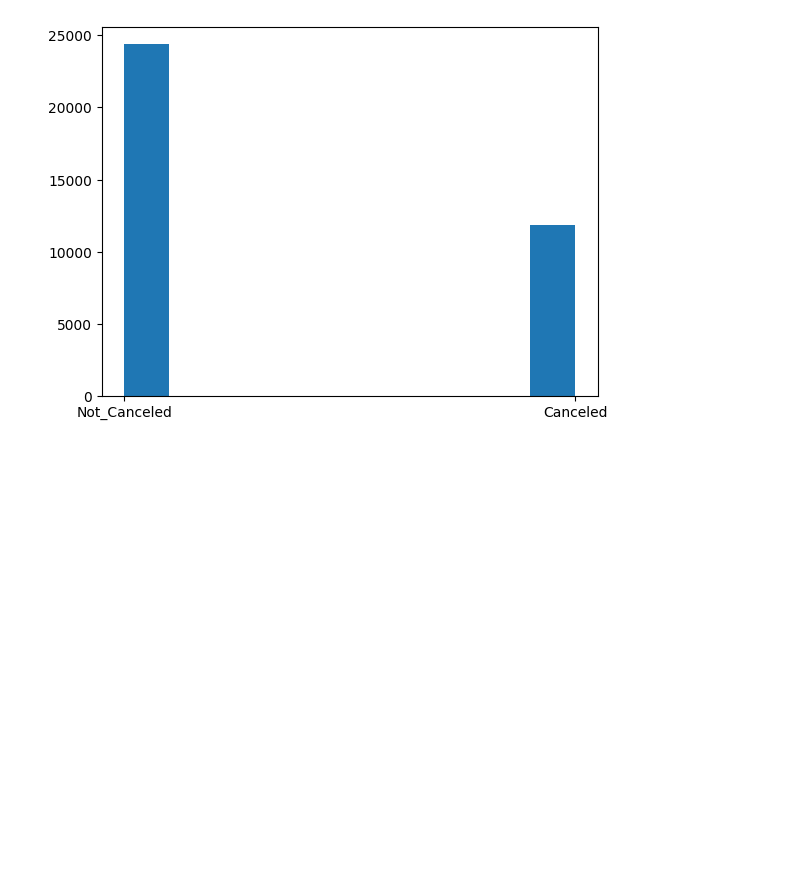
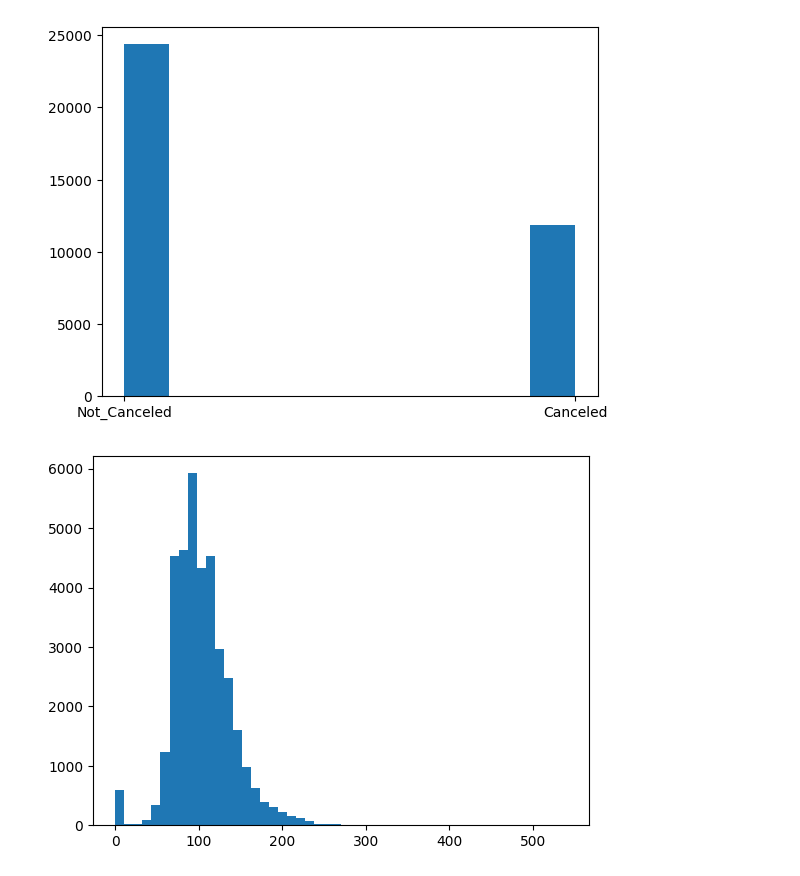
Before and after one commit to Navazdeen/ML_handson, a Jupyter notebook: Data Science/Preprocessing.ipynb, the cells around one changed output. Saved outputs shown, nothing was run; the diff lists cells and outputs as text; code cells hidden in the pictures; blank space fills up the shorter version.

```diff
--- a/Data Science/Preprocessing.ipynb
+++ b/Data Science/Preprocessing.ipynb
@@ -73,3 +73,8 @@ plt.hist(Hotel_data['booking_status'])
  array([0. , 0.1, 0.2, 0.3, 0.4, 0.5, 0.6, 0.7, 0.8, 0.9, 1. ]),
  <BarContainer object of 10 artists>)
 [figure]
+# %%
+plt.hist(Hotel_data['avg_price_per_room'], bins=50)
+plt.show()
+# %% [output]
+[figure, added]
```
Also changed, not shown: parts of 19 cells of this notebook, 2 other files.
